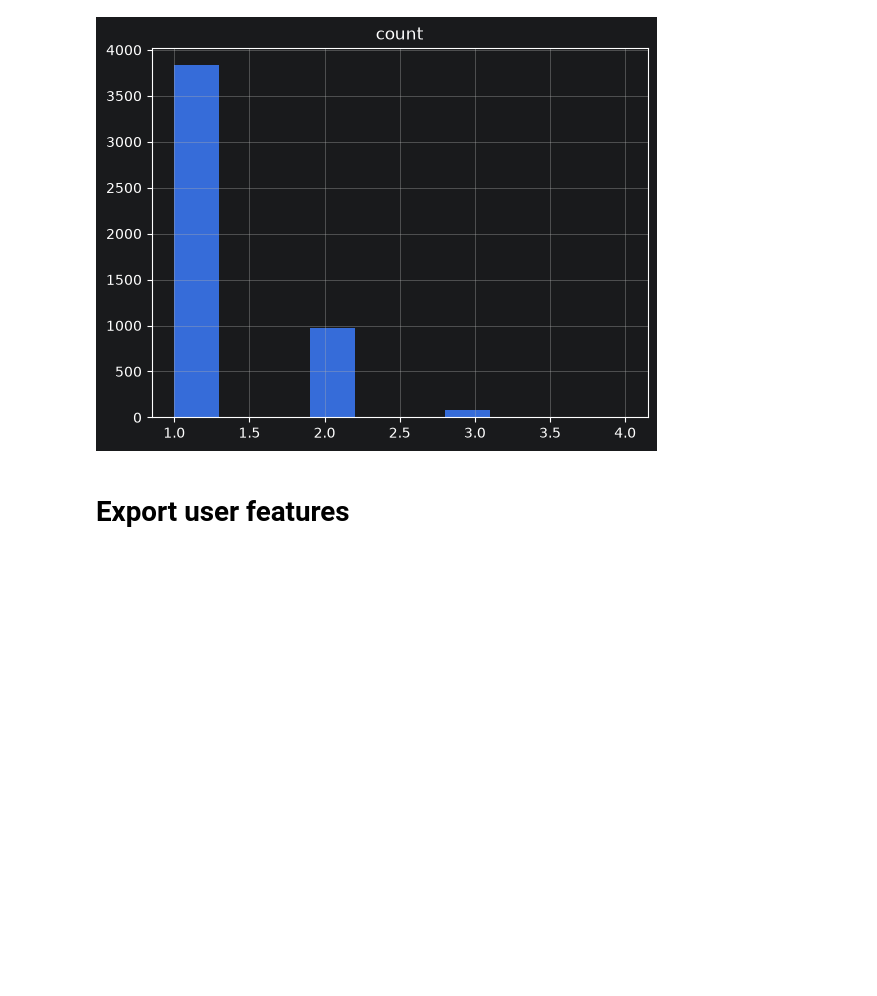
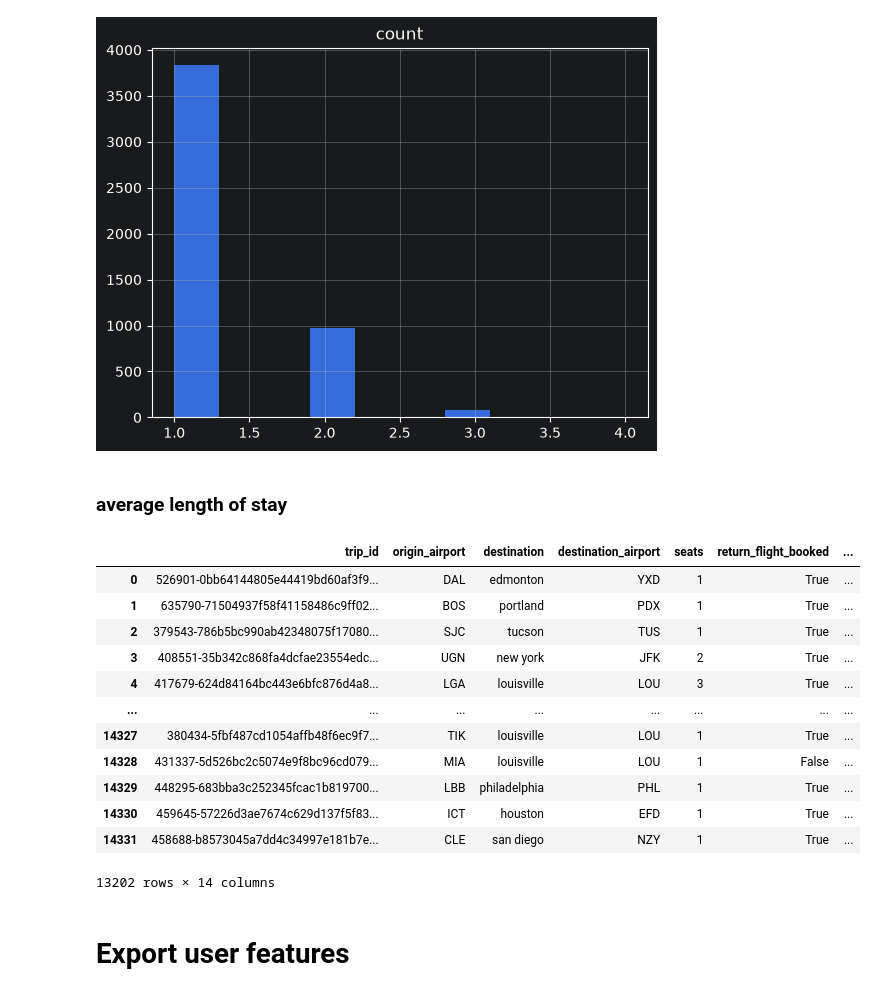
Before and after one commit to ka-katrin/TravelTide_Clustering, a Jupyter notebook: 02FeatureEngineering.ipynb, the cells around one changed output. Drawn from its saved outputs; the diff is of its cells as text; code cells hidden in the pictures; blank space fills up the shorter version.

Commit message:
added a avg days (flights), avg rooms(hotels)

```diff
--- a/02FeatureEngineering.ipynb
+++ b/02FeatureEngineering.ipynb
@@ -357,0 +362,18 @@ user_features['ave_rev_per_day'] = (user_features['hotel_tot_rev']+user_features
+# %% [markdown]
+### average length of stay
+# %%
+flights_valid
+# %% [output]
+|  | trip_id | origin_airport | destination | destination_airport | seats | return_flight_booked | ... |
+| 0 | 526901-0bb64144805e44419bd60af3f9... | DAL | edmonton | YXD | 1 | True | ... |
+| 1 | 635790-71504937f58f41158486c9ff02... | BOS | portland | PDX | 1 | True | ... |
+| 2 | 379543-786b5bc990ab42348075f17080... | SJC | tucson | TUS | 1 | True | ... |
+| 3 | 408551-35b342c868fa4dcfae23554edc... | UGN | new york | JFK | 2 | True | ... |
+| 4 | 417679-624d84164bc443e6bfc876d4a8... | LGA | louisville | LOU | 3 | True | ... |
+| ... | ... | ... | ... | ... | ... | ... | ... |
+| 14327 | 380434-5fbf487cd1054affb48f6ec9f7... | TIK | louisville | LOU | 1 | True | ... |
+| 14328 | 431337-5d526bc2c5074e9f8bc96cd079... | MIA | louisville | LOU | 1 | False | ... |
+| 14329 | 448295-683bba3c252345fcac1b819700... | LBB | philadelphia | PHL | 1 | True | ... |
+| 14330 | 459645-57226d3ae7674c629d137f5f83... | ICT | houston | EFD | 1 | True | ... |
+| 14331 | 458688-b8573045a7dd4c34997e181b7e... | CLE | san diego | NZY | 1 | True | ... |
+13202 rows × 14 columns
```
Also changed, not shown: parts of 9 cells of this notebook.
